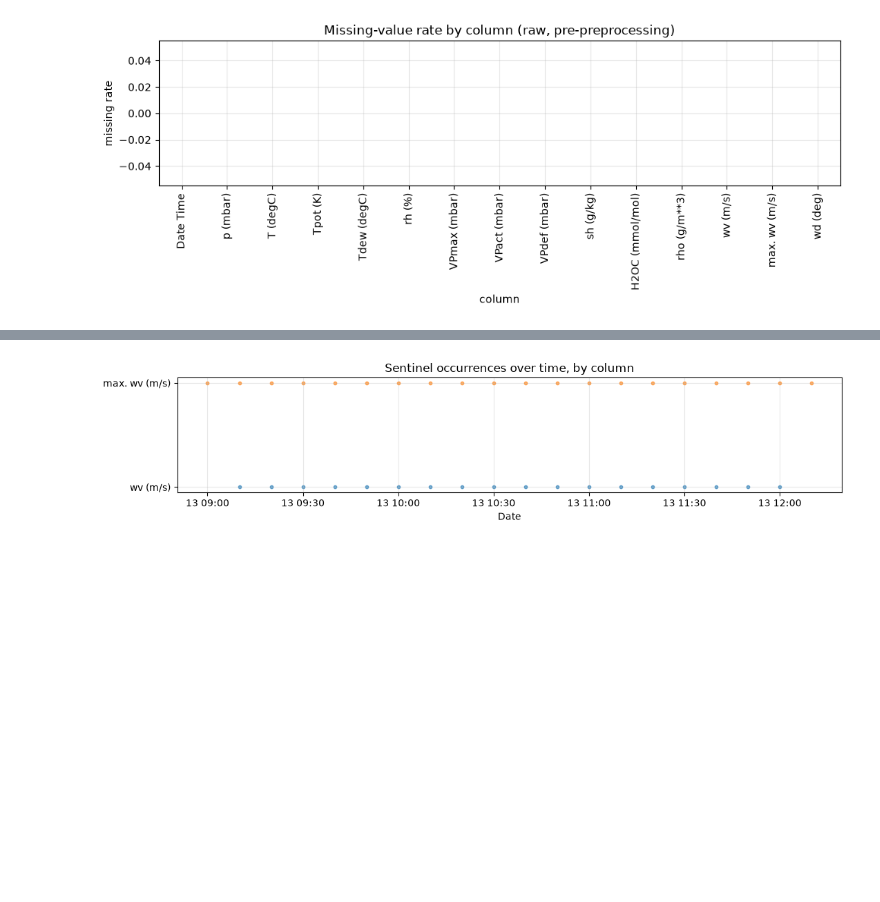
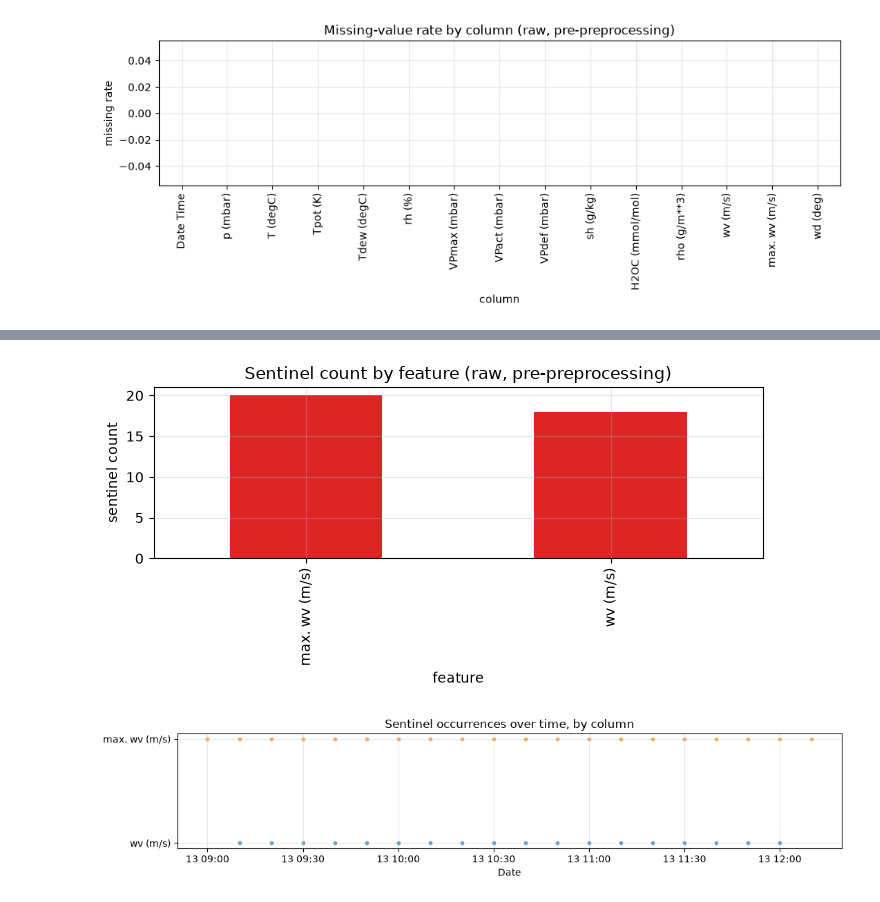
Before and after one commit to ntruonghuynh/Project_DL_Weather_Forecasting, a Jupyter notebook: notebooks/01_data_check.ipynb, the cells around one changed output, grey strips where cells are left out. Saved outputs shown, nothing was run; the diff lists cells and outputs as text; code cells hidden in the pictures; blank space fills up the shorter version.

```diff
--- a/notebooks/01_data_check.ipynb
+++ b/notebooks/01_data_check.ipynb
@@ -252 +288,14 @@ Total sentinel rows: 38
+# %%
+if not sentinel_table.empty:
+    fig, ax = plt.subplots(figsize=(7, 3.5))
+    sentinel_table["count"].sort_values(ascending=False).plot(kind="bar", color="#dc2626", ax=ax)
+    ax.set_ylabel("sentinel count")
+    ax.set_xlabel("feature")
+    ax.set_title("Sentinel count by feature (raw, pre-preprocessing)")
+    fig.tight_layout()
+    plt.show()
+else:
+    print("No sentinel values found in any configured column - skipping the sentinel-count bar chart.")
+# %% [output]
+[figure, added]
 # %%
```
Also changed, not shown: parts of 4 cells of this notebook, 2 other files.
